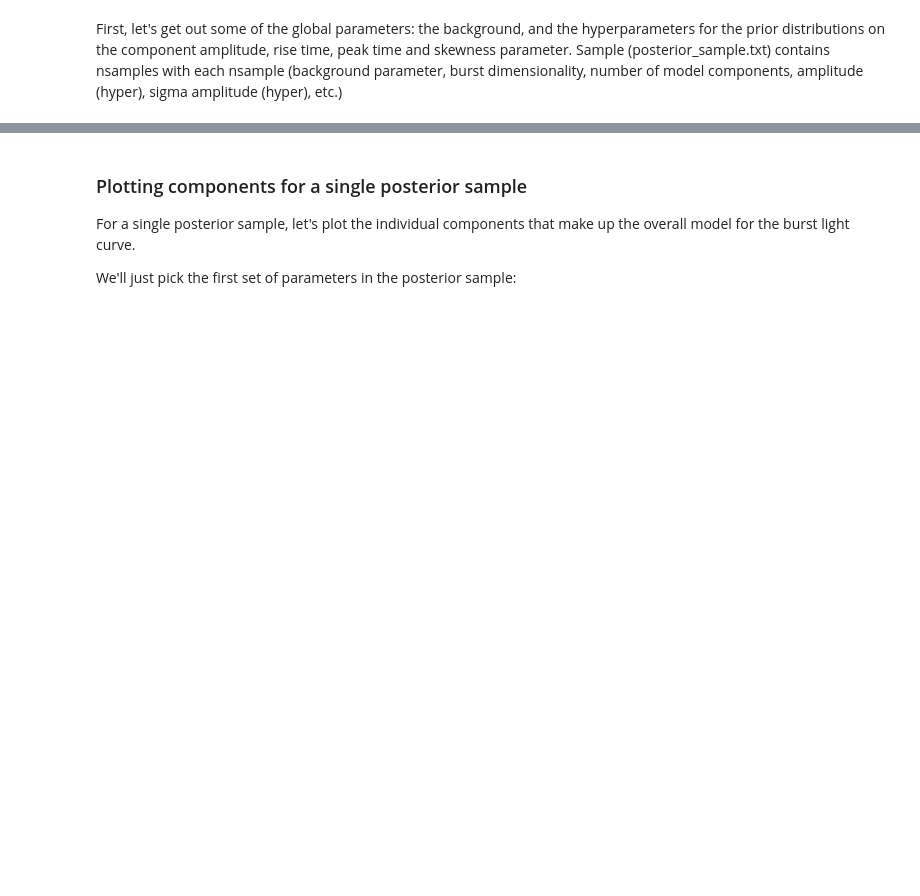
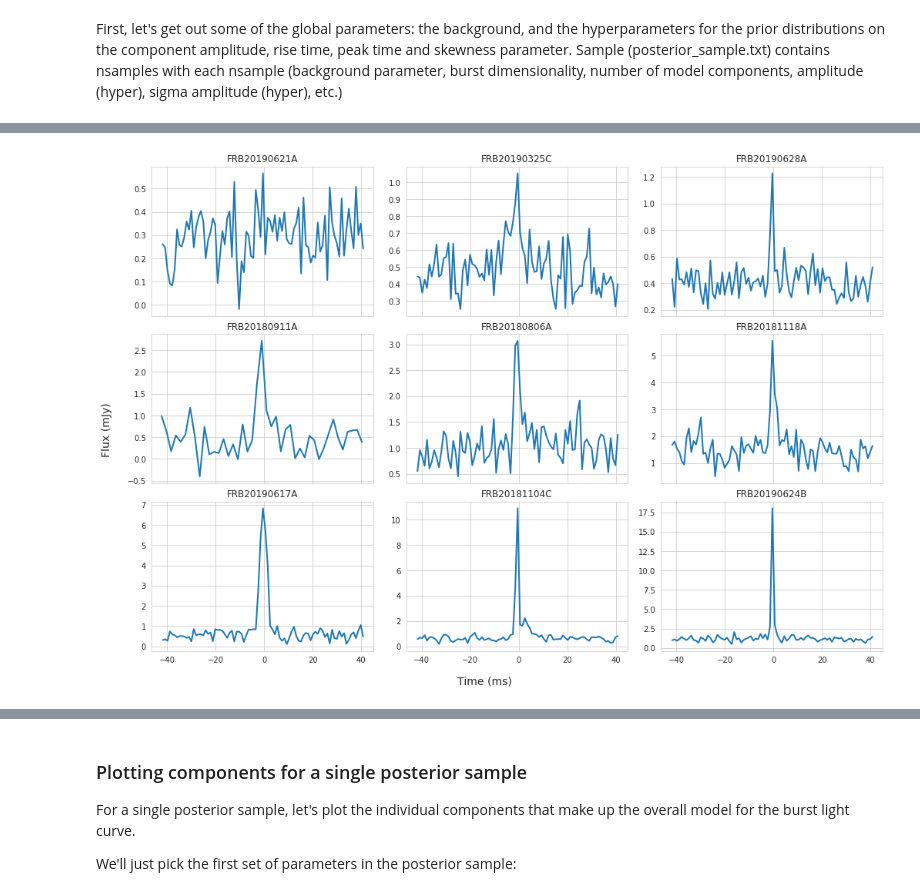
Before and after one commit to MHoogkamer/magnetron2_FRB, a Jupyter notebook: notebooks/ExploreOutput_FRBs.ipynb, the cells around one changed output, grey strips where cells are left out. Drawn from its saved outputs; the diff is of its cells as text; code cells hidden in the pictures; blank space fills up the shorter version.

```diff
--- a/notebooks/ExploreOutput_FRBs.ipynb
+++ b/notebooks/ExploreOutput_FRBs.ipynb
@@ -121,0 +144,34 @@ for i in range(4):
+# %%
+frb_names= ["FRB20190621A_waterfall", "FRB20190325C_waterfall", "FRB20190628A_waterfall",
+"FRB20180911A_waterfall", "FRB20180806A_waterfall", "FRB20181118A_waterfall",
+ "FRB20190617A_waterfall", "FRB20181104C_waterfall", "FRB20190624B_waterfall"]
+
+#  "FRB20181118B_waterfall", "FRB20190325A_waterfall", ]
+
+# frb_names= ["FRB20190621B_waterfall", "FRB20190325A_waterfall", "FRB20180814A_waterfall",
+#   "FRB20180911C_waterfall",
+#  "FRB20190617B_waterfall", "FRB20181014D_waterfall", "FRB20181018C_waterfall"]
+
+# "FRB20181118B_waterfall", "FRB20190325A_waterfall", "FRB20180911A_waterfall",
+
+fig, axs = plt.subplots(3, 3, figsize=(15,10),  sharex=True)
+fig.tight_layout(pad=1.5)
+
+plt.subplots_adjust(left=0.1, bottom=0.1)
+
+fig.text(0.5, 0.04, "Time (ms)", ha='center', size=14)
+fig.text(0.04, 0.5, "Flux (mJy)", va='center', rotation='vertical', size=14)
+
+for frb_name, ax in zip(frb_names, axs.ravel()):
+    time, flux, flux_err = get_data(datadir, frb_name)
+    # __, __, __, __, __, __, __, __, __, __, __, __, __, ymodel_all = get_params(res_dir, frb_name, time)
+
+    for i in range(1): # amout of posterior models drawn
+
+        # ax.errorbar(time, flux, yerr=flux_err, fmt="o", markersize=1)
+        ax.plot(time, flux, lw=2)
+        ax.set_title(frb_name.split("_")[0])
+        # ax.set_ylabel("Flux (mJy)")
+        # ax.set_xlabel("Time (ms)")
+# %% [output]
+[figure, added]
```
Also changed, not shown: parts of 17 cells of this notebook, 7 other files.
